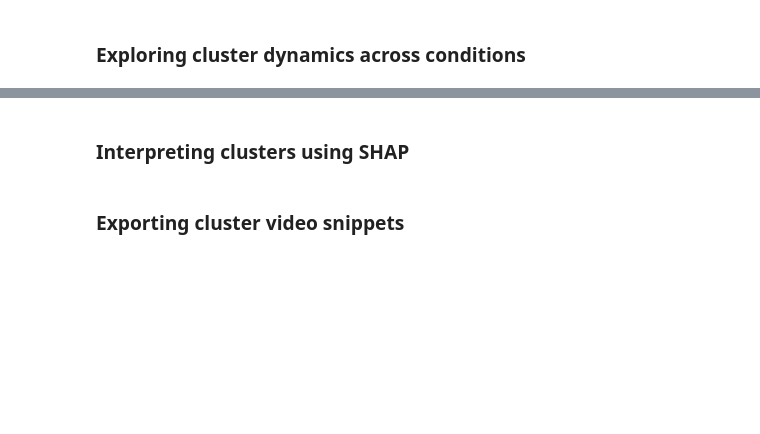
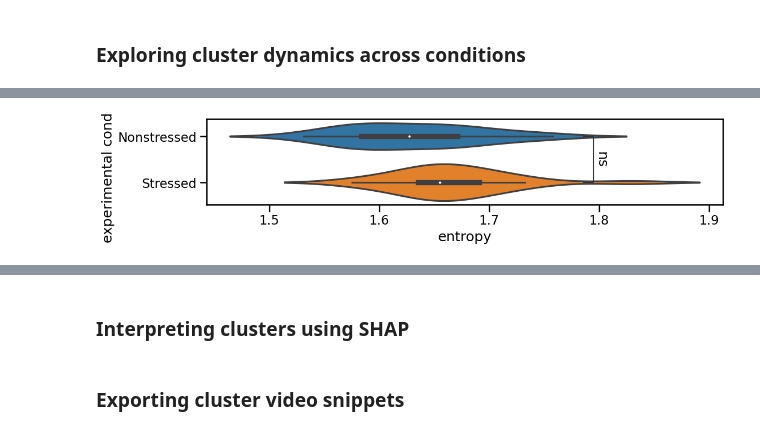
Before and after one commit to mlfpm/deepof, a Jupyter notebook: docs/source/tutorial_notebooks/deepof_unsupervised_tutorial.ipynb, the cells around one changed output, grey strips where cells are left out. Cells and saved outputs as stored; diff of their text form; code cells hidden in the pictures; blank space fills up the shorter version.

```diff
--- a/docs/source/tutorial_notebooks/deepof_unsupervised_tutorial.ipynb
+++ b/docs/source/tutorial_notebooks/deepof_unsupervised_tutorial.ipynb
@@ -297,14 +305,17 @@ deepof.visuals.plot_transitions(
 # %%
 # Entropy plots
 fig, ax = plt.subplots(1, 1, figsize=(12, 2))
 
 deepof.visuals.plot_stationary_entropy(
     my_deepof_project,
     embeddings,
     soft_counts,
     breaks,
+    exp_condition="Condition",
     ax=ax,
 )
+# %% [output]
+[figure, added]
 # %%
 fig = plt.figure(figsize=(12, 6))
 sns.set_context("talk")
```
Also changed, not shown: parts of 44 cells of this notebook, 1 other file.
